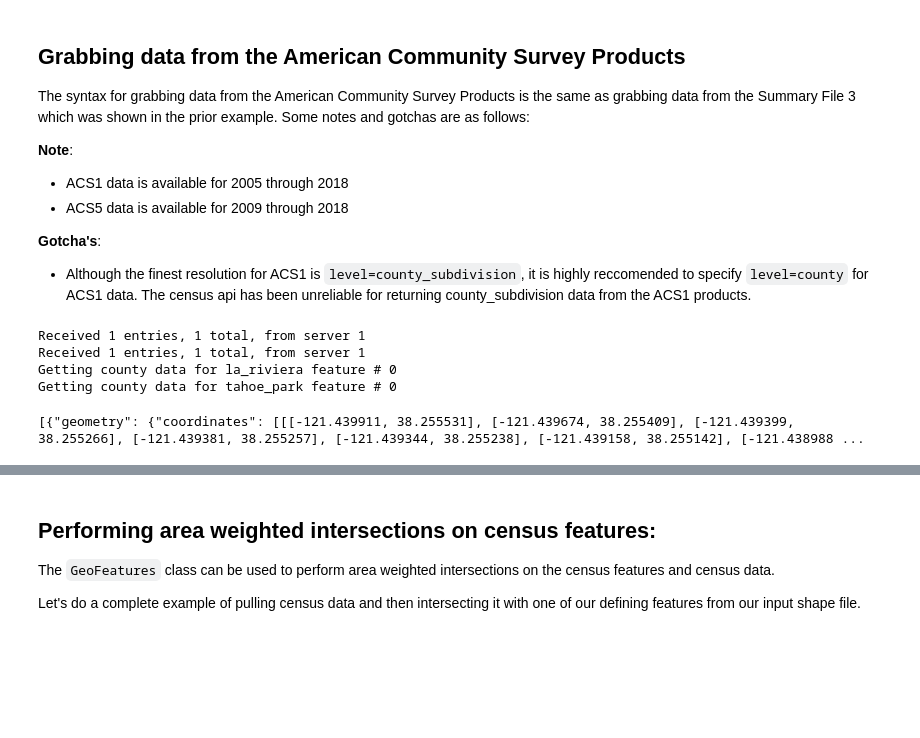
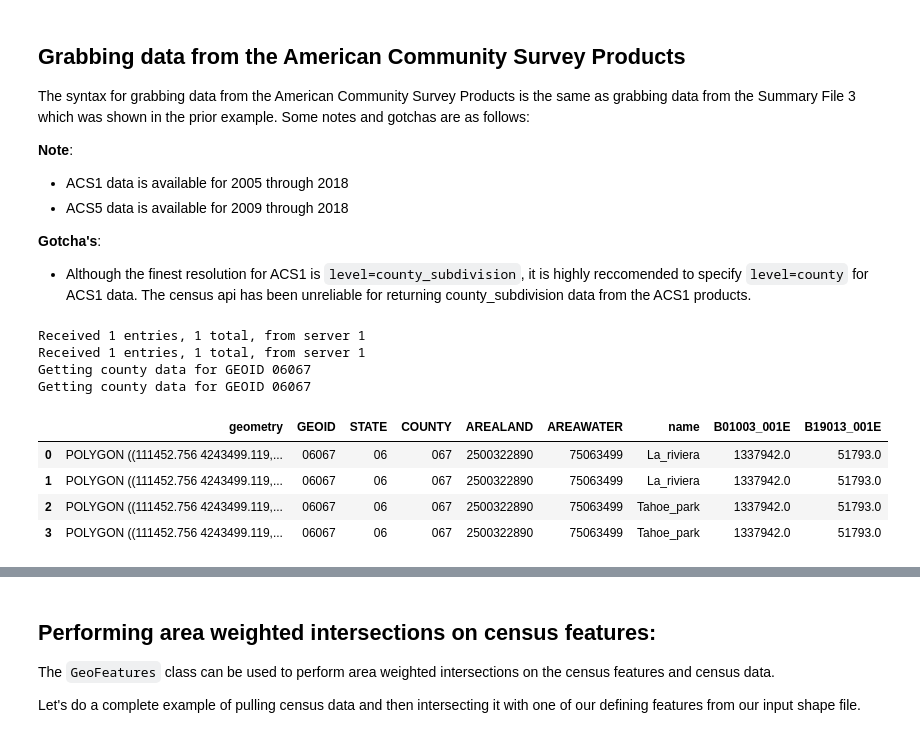
Before and after one commit to jlarsen-usgs/census-data-collector, a Jupyter notebook: examples/1 basic datacollector example.ipynb, the cells around one changed output, grey strips where cells are left out. Drawn from its saved outputs; the diff is of its cells as text; code cells hidden in the pictures; blank space fills up the shorter version.

```diff
--- a/examples/1 basic datacollector example.ipynb
+++ b/examples/1 basic datacollector example.ipynb
@@ -236,26 +219,29 @@ __Gotcha's__:
 # %%
 # An ACS1 example
 from censusdc import AcsVariables
 year = 2005
 level = "county"
 
-tigweb = TigerWeb(shp_file, field='name')
+tigweb = TigerWeb(gdf, field='name')
 tigweb.get_data(year, level=level)
 
 
 variables = (AcsVariables.population, AcsVariables.median_income)
 acs1 = Acs1(tigweb.features, year, apikey)
 acs1.get_data(level=level, variables=variables)
 
-names = acs1.feature_names
-la_riv = acs1.get_feature(names[0])
-la_riv
+feats = acs1.features
+feats.head()
 # %% [output]
 Received 1 entries, 1 total, from server 1
 Received 1 entries, 1 total, from server 1
-Getting county data for la_riviera feature # 0
-Getting county data for tahoe_park feature # 0
+Getting county data for GEOID 06067
+Getting county data for GEOID 06067
-[{"geometry": {"coordinates": [[[-121.439911, 38.255531], [-121.439674, 38.255409], [-121.439399, 38.255266], [-121.439381, 38.255257], [-121.439344, 38.255238], [-121.439158, 38.255142], [-121.438988 ...
+|  | geometry | GEOID | STATE | COUNTY | AREALAND | AREAWATER | name | B01003_001E | B19013_001E |
+| 0 | POLYGON ((111452.756 4243499.119,... | 06067 | 06 | 067 | 2500322890 | 75063499 | La_riviera | 1337942.0 | 51793.0 |
+| 1 | POLYGON ((111452.756 4243499.119,... | 06067 | 06 | 067 | 2500322890 | 75063499 | La_riviera | 1337942.0 | 51793.0 |
+| 2 | POLYGON ((111452.756 4243499.119,... | 06067 | 06 | 067 | 2500322890 | 75063499 | Tahoe_park | 1337942.0 | 51793.0 |
+| 3 | POLYGON ((111452.756 4243499.119,... | 06067 | 06 | 067 | 2500322890 | 75063499 | Tahoe_park | 1337942.0 | 51793.0 |
 # %%
 # An ACS5 example
 year = 2010
```
Also changed, not shown: parts of 17 cells of this notebook, 2 other files.
